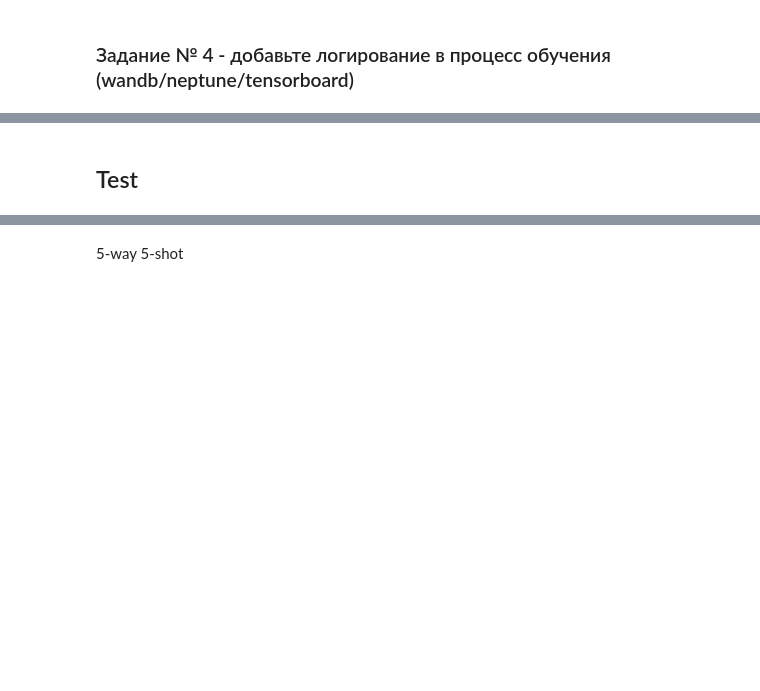
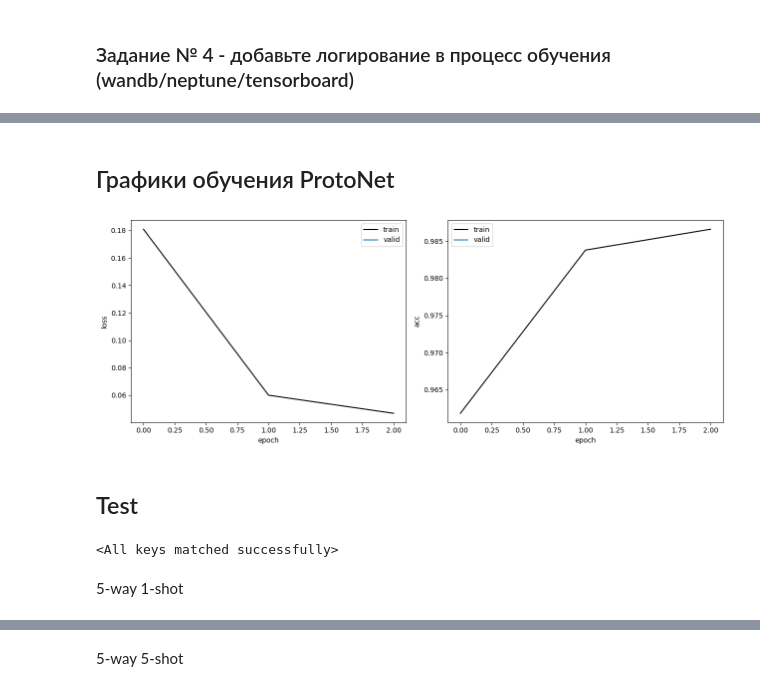
Before and after one commit to Tokomeir/ml_mipt_dafe, a Jupyter notebook: 07_Self_Supervision/homework/prototypical_omniglot_unsolved_ver1.ipynb, the cells around one changed output, grey strips where cells are left out. Drawn from its saved outputs; the diff is of its cells as text; code cells hidden in the pictures; blank space fills up the shorter version.

```diff
--- a/07_Self_Supervision/homework/prototypical_omniglot_unsolved_ver1.ipynb
+++ b/07_Self_Supervision/homework/prototypical_omniglot_unsolved_ver1.ipynb
@@ -317,2 +323,0 @@ model = load_protonet_conv(**{'x_dim':(3, 28, 28), 'hid_dim':64, 'z_dim':64})
-# %%
-model.set_forward_loss(sample_example)
@@ -347,12 +340,15 @@ def train(model, optimizer, train_x, train_y, n_way, n_support, n_query, max_epo
       max_epoch (int): max epochs to train on
       epoch_size (int): episodes per epoch
     """
-    wandb.watch(model)
+    if wandb.run is not None:
+        wandb.watch(model)
     #divide the learning rate by 2 at each epoch, as suggested in paper
     scheduler = optim.lr_scheduler.StepLR(optimizer, 1, gamma=0.5, last_epoch=-1)
     epoch = 0  # epochs done so far
     stop = False  # status to know when to stop
 
+    train_losses = []
+    train_acc = []
     while epoch < max_epoch and not stop:
         running_loss = 0.0
         running_acc = 0.0
@@ -368,25 +364,33 @@ def train(model, optimizer, train_x, train_y, n_way, n_support, n_query, max_epo
 
         epoch_loss = running_loss / epoch_size
         epoch_acc = running_acc / epoch_size
-        wandb.log({'Epoch': epoch + 1, 'Loss': round(epoch_loss, 4), 'Acc': round(epoch_acc, 4)})
-        # print('Epoch {:d} -- Loss: {:.4f} Acc: {:.4f}'.format(epoch+1,epoch_loss, epoch_acc))
+
+        train_losses.append(epoch_loss)
+        train_acc.append(epoch_acc)
+
+        if wandb.run is not None:
+            wandb.log({'Epoch': epoch + 1, 'Loss': round(epoch_loss, 4), 'Acc': round(epoch_acc, 4)})
+        print('Epoch {:d} -- Loss: {:.4f} Acc: {:.4f}'.format(epoch+1,epoch_loss, epoch_acc))
         epoch += 1
         scheduler.step()
+    torch.save(model.state_dict(), "new_model.pt")
+    return train_losses, train_acc
 # %%
 model = load_protonet_conv(
     x_dim=(3, 28, 28),
     hid_dim=64,
     z_dim=64,
+    device='cuda'
 )
 
 optimizer = optim.Adam(model.parameters(), lr=0.001)
 
-n_way = 20
+n_way = 60
 n_support = 5
 n_query = 5
 
 train_x = trainx
 train_y = trainy
 
-max_epoch = 1
-epoch_size = 100
+max_epoch = 3
+epoch_size = 1000
@@ -393,5 +399,5 @@ epoch_size = 100
 # %%
 %%time
 
-train(model, optimizer, train_x, train_y, n_way, n_support, n_query, max_epoch, epoch_size)
+loss, acc = train(model, optimizer, train_x, train_y, n_way, n_support, n_query, max_epoch, epoch_size)
 # %% [output]
@@ -400,3 +409,9 @@ Wall time: 1min 49s
+# %% [markdown]
+## Графики обучения ProtoNet
+# %%
+plot_losses(np.array([loss, acc]), np.array([[],[]]), 'loss', 'acc')
+# %% [output]
+[figure, added]
 # %% [markdown]
 ## Test
 # %%
@@ -432,4 +451,16 @@ n_query = 5
 test_x = testx
 test_y = testy
 
-test_episode = 100
+test_episode = 1000
+
+model = load_protonet_conv(
+    x_dim=(3, 28, 28),
+    hid_dim=64,
+    z_dim=64,
+    device='cuda'
+)
+model.load_state_dict(torch.load('./new_model.pt'))
+# %% [output]
+<All keys matched successfully>
+# %% [markdown]
+5-way 1-shot
```
Also changed, not shown: parts of 43 cells of this notebook, 8 other files.
